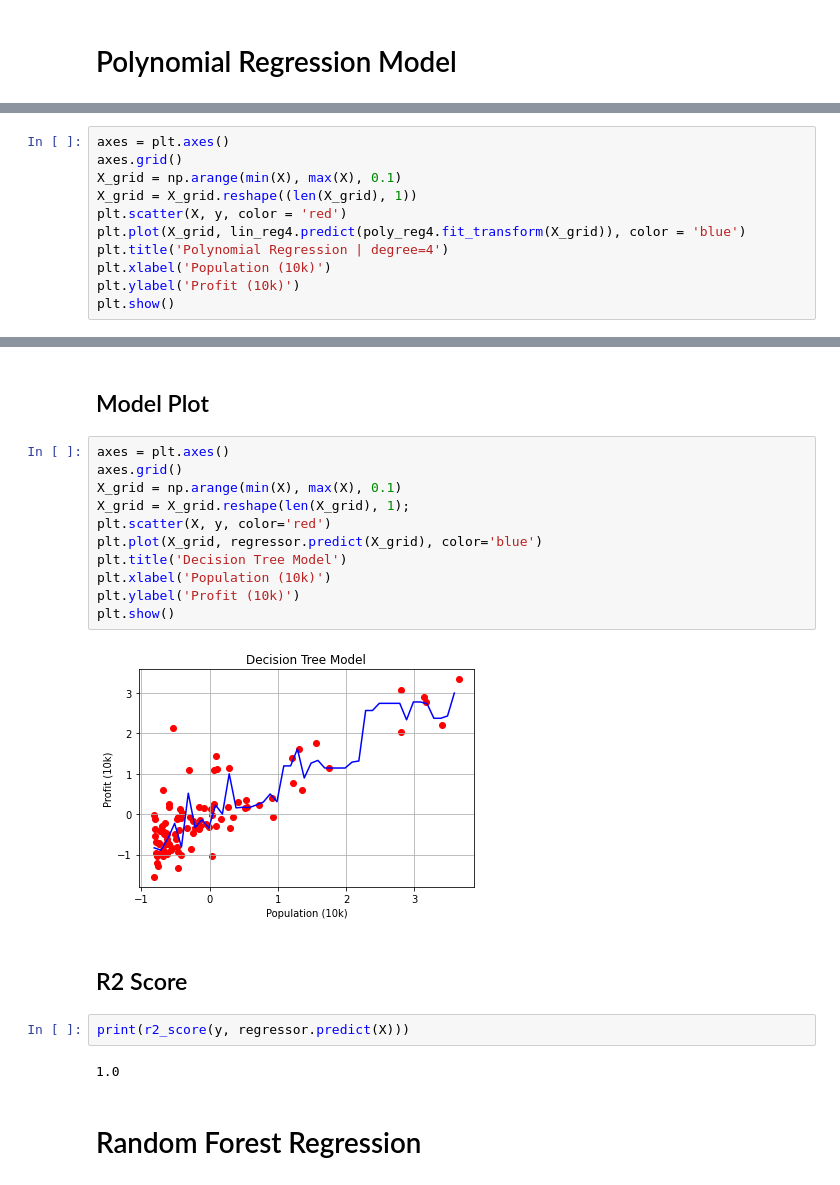
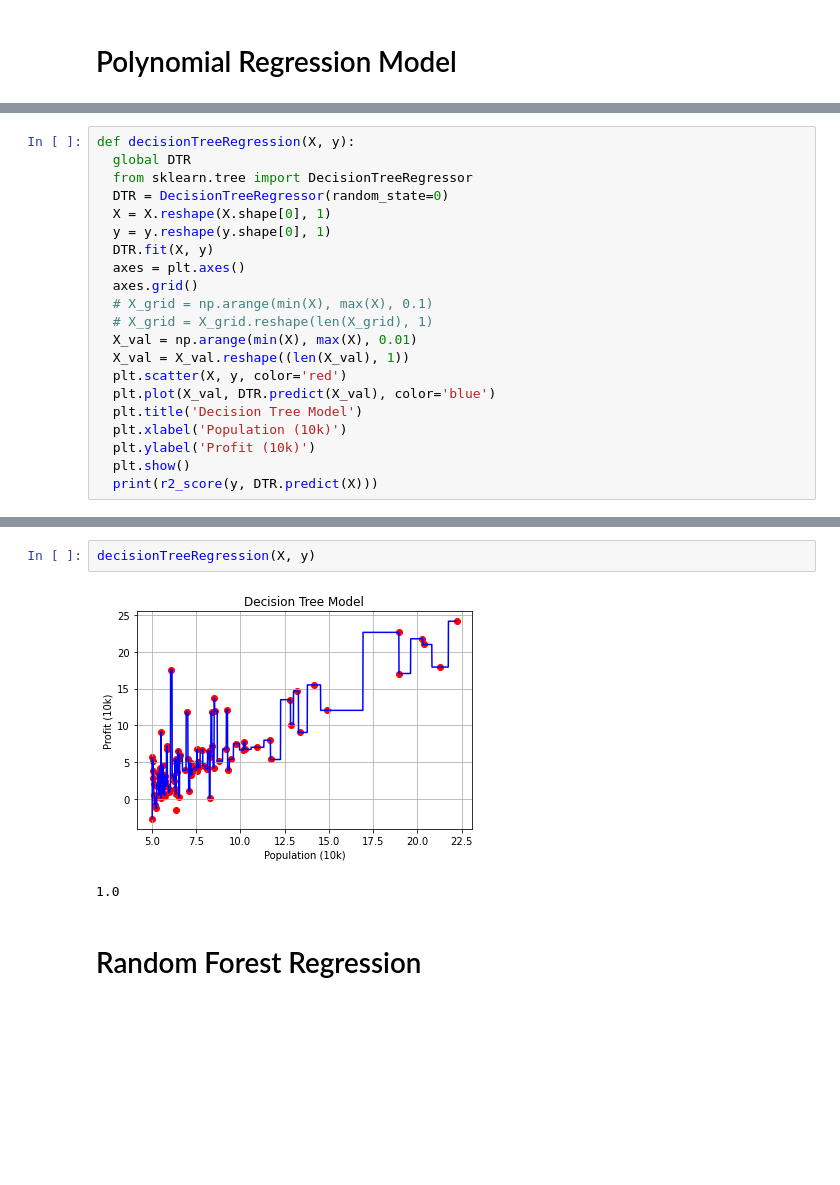
Before and after one commit to SimonDuperray/ai_FoodTrucks, a Jupyter notebook: FoodTruck.ipynb, the cells around one changed output, grey strips where cells are left out. Saved outputs shown, nothing was run; the diff lists cells and outputs as text; blank space fills up the shorter version.

```diff
--- a/FoodTruck.ipynb
+++ b/FoodTruck.ipynb
@@ -218,11 +178,21 @@ LinearRegression(copy_X=True, fit_intercept=True, n_jobs=None, normalize=False)
 # %%
-axes = plt.axes()
-axes.grid()
-X_grid = np.arange(min(X), max(X), 0.1)
-X_grid = X_grid.reshape((len(X_grid), 1))
-plt.scatter(X, y, color = 'red')
-plt.plot(X_grid, lin_reg4.predict(poly_reg4.fit_transform(X_grid)), color = 'blue')
-plt.title('Polynomial Regression | degree=4')
-plt.xlabel('Population (10k)')
-plt.ylabel('Profit (10k)')
-plt.show()
+def decisionTreeRegression(X, y):
+  global DTR
+  from sklearn.tree import DecisionTreeRegressor
+  DTR = DecisionTreeRegressor(random_state=0)
+  X = X.reshape(X.shape[0], 1)
+  y = y.reshape(y.shape[0], 1)
+  DTR.fit(X, y)
+  axes = plt.axes()
+  axes.grid()
+  # X_grid = np.arange(min(X), max(X), 0.1)
+  # X_grid = X_grid.reshape(len(X_grid), 1)
+  X_val = np.arange(min(X), max(X), 0.01)
+  X_val = X_val.reshape((len(X_val), 1))
+  plt.scatter(X, y, color='red')
+  plt.plot(X_val, DTR.predict(X_val), color='blue')
+  plt.title('Decision Tree Model')
+  plt.xlabel('Population (10k)')
+  plt.ylabel('Profit (10k)')
+  plt.show()
+  print(r2_score(y, DTR.predict(X)))
@@ -268,23 +199,7 @@ DecisionTreeRegressor(ccp_alpha=0.0, criterion='mse', max_depth=None,
-# %% [markdown]
-## Model Plot
-# %%
-axes = plt.axes()
-axes.grid()
-X_grid = np.arange(min(X), max(X), 0.1)
-X_grid = X_grid.reshape(len(X_grid), 1);
-plt.scatter(X, y, color='red')
-plt.plot(X_grid, regressor.predict(X_grid), color='blue')
-plt.title('Decision Tree Model')
-plt.xlabel('Population (10k)')
-plt.ylabel('Profit (10k)')
-plt.show()
-# %% [output]
-[figure, removed]
-# %% [markdown]
-## R2 Score
-# %%
-print(r2_score(y, regressor.predict(X)))
-# %% [output]
-1.0
+# %%
+decisionTreeRegression(X, y)
+# %% [output]
+[figure, added]
+1.0
 # %% [markdown]
 # Random Forest Regression
```
Also changed, not shown: parts of 69 cells of this notebook, 2 other files.
